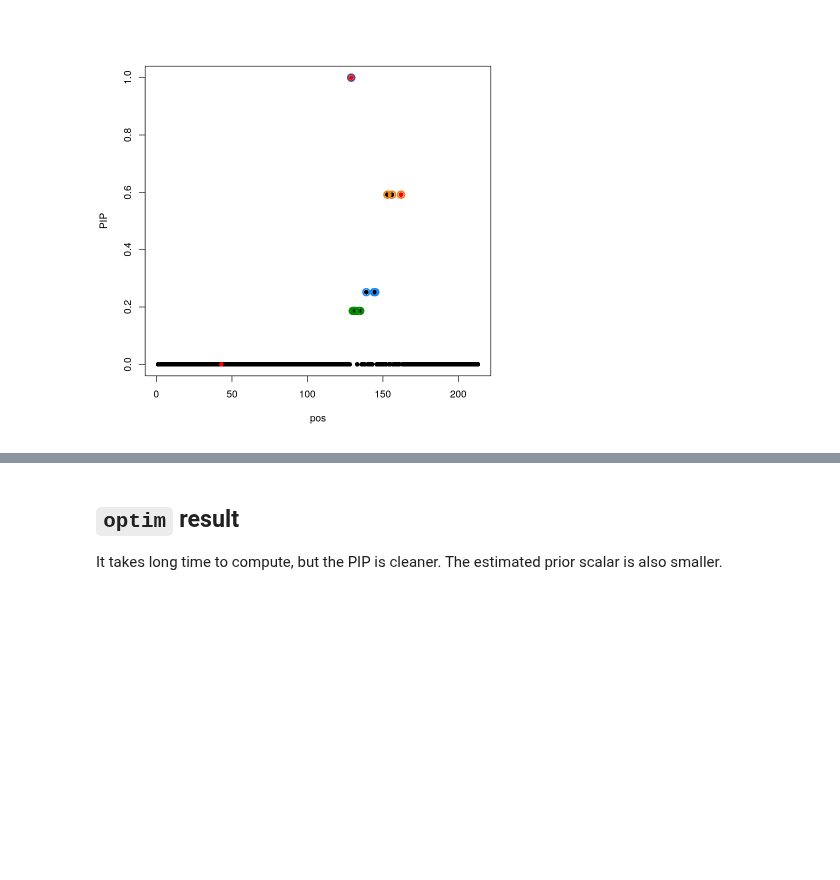
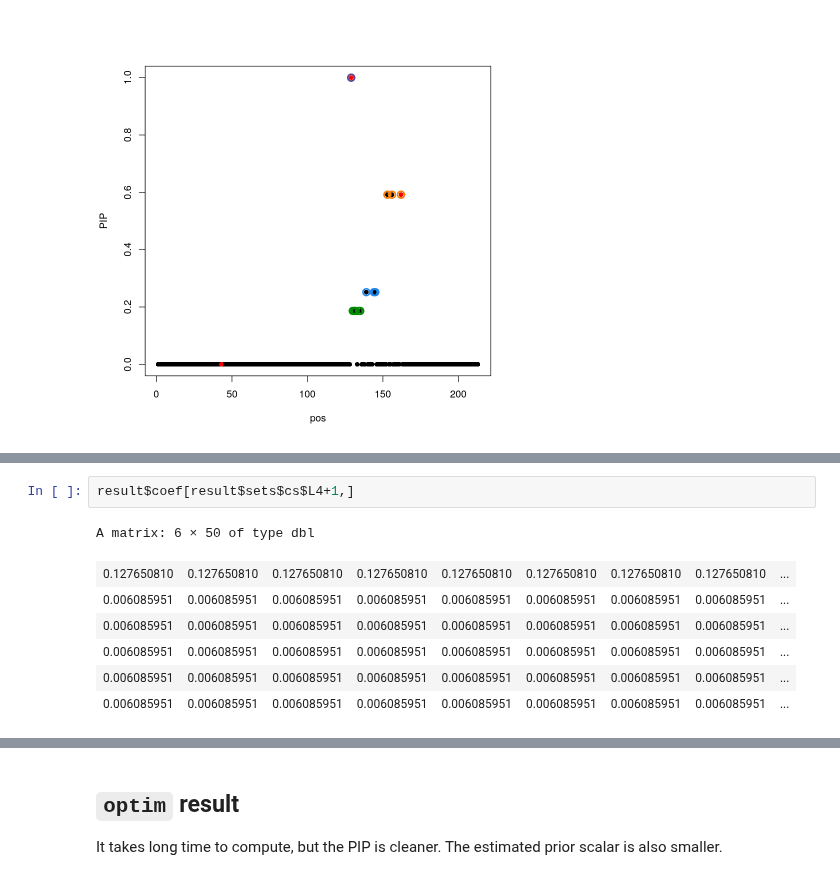
Before and after one commit to stephenslab/mvsusieR, a Jupyter notebook: inst/prototypes/em_optim_est_prior.ipynb, the cells around one changed output, grey strips where cells are left out. Cells and saved outputs as stored; diff of their text form; blank space fills up the shorter version.

```diff
--- a/inst/prototypes/em_optim_est_prior.ipynb
+++ b/inst/prototypes/em_optim_est_prior.ipynb
@@ -32,0 +222,10 @@ susieR::susie_plot(result, y='PIP',b=rowSums(meta$true_coef))
+# %%
+result$coef[result$sets$cs$L4+1,]
+# %% [output]
+A matrix: 6 × 50 of type dbl
+| 0.127650810 | 0.127650810 | 0.127650810 | 0.127650810 | 0.127650810 | 0.127650810 | 0.127650810 | 0.127650810 | ... |
+| 0.006085951 | 0.006085951 | 0.006085951 | 0.006085951 | 0.006085951 | 0.006085951 | 0.006085951 | 0.006085951 | ... |
+| 0.006085951 | 0.006085951 | 0.006085951 | 0.006085951 | 0.006085951 | 0.006085951 | 0.006085951 | 0.006085951 | ... |
+| 0.006085951 | 0.006085951 | 0.006085951 | 0.006085951 | 0.006085951 | 0.006085951 | 0.006085951 | 0.006085951 | ... |
+| 0.006085951 | 0.006085951 | 0.006085951 | 0.006085951 | 0.006085951 | 0.006085951 | 0.006085951 | 0.006085951 | ... |
+| 0.006085951 | 0.006085951 | 0.006085951 | 0.006085951 | 0.006085951 | 0.006085951 | 0.006085951 | 0.006085951 | ... |
```
Also changed, not shown: parts of 15 cells of this notebook, 9 other files.
